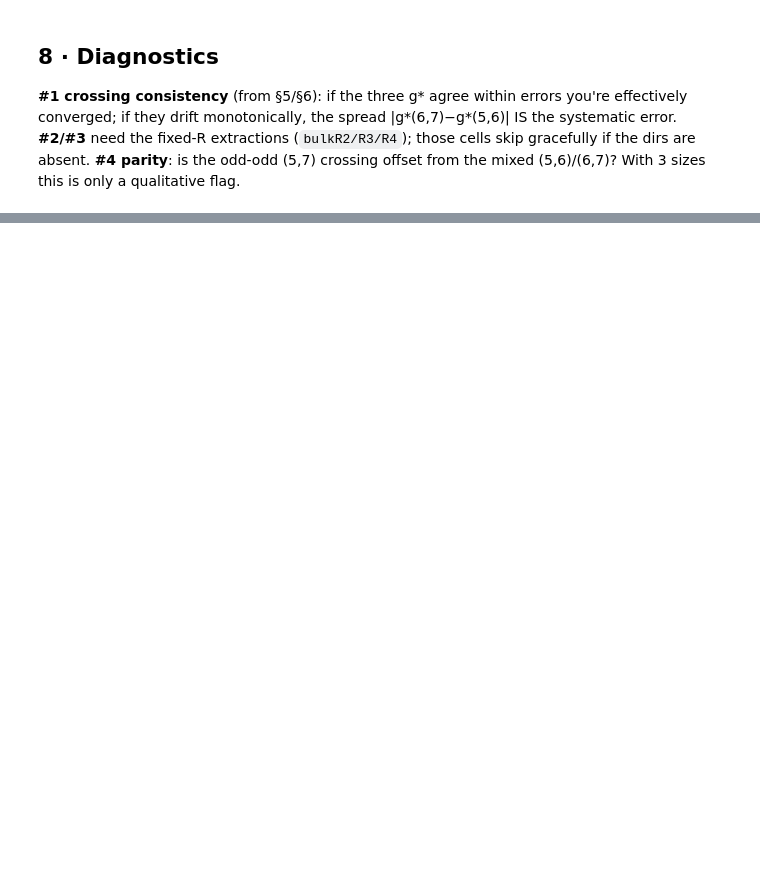
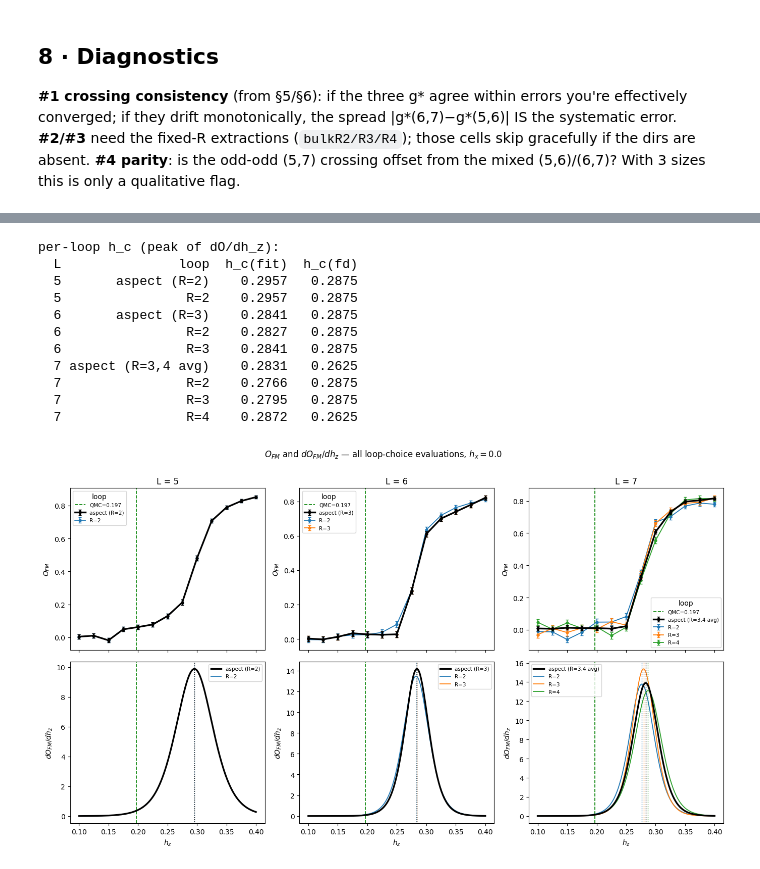
Before and after one commit to SanzharBissenali/toric-code-nqs, a Jupyter notebook: analysis/fm_crossing_R1.ipynb, the cells around one changed output, grey strips where cells are left out. Cells and saved outputs as stored; diff of their text form; code cells hidden in the pictures; blank space fills up the shorter version.

```diff
--- a/analysis/fm_crossing_R1.ipynb
+++ b/analysis/fm_crossing_R1.ipynb
@@ -337,0 +403,71 @@ else:
+# %%
+# gather every loop-choice extraction, grouped by L
+LOOP_DIRS = {"aspect": DATA_DIR, **{f"R{r}": d for r, d in DIAG_RDIRS.items()}}
+by_L = {}
+for d in LOOP_DIRS.values():
+    if not os.path.isdir(d):
+        continue
+    for jp in sorted(glob.glob(os.path.join(d, "fm_L*.json"))):
+        r = json.load(open(jp)); Rv = r.get("R"); asp = r.get("aspect") is not None
+        if asp:
+            lbl = f"aspect (R={','.join(map(str, Rv))} avg)" if isinstance(Rv, list) and len(Rv) > 1 \
+                  else f"aspect (R={Rv[0] if isinstance(Rv, list) else Rv})"
+            ckey = "A"
+        else:
+            lbl, ckey = f"R={Rv}", f"R{Rv}"
+        by_L.setdefault(r["L"], []).append(dict(label=lbl, ckey=ckey, aspect=asp, rec=r))
+
+Ls = sorted(by_L)
+# one stable color per fixed-R value across all panels; aspect average = black
+rvals = sorted({e["rec"]["R"] for L in by_L for e in by_L[L]
+                if not e["aspect"] and isinstance(e["rec"].get("R"), int)})
+cmap = {f"R{r}": c for r, c in zip(rvals, plt.cm.tab10(np.arange(len(rvals))))}
+cmap["A"] = "k"
+
+# per-loop transition estimate (peak of dO/dhz) -- shows how h_c shifts with loop choice
+print("per-loop h_c (peak of dO/dh_z):")
+print(f"{'L':>3} {'loop':>18} {'h_c(fit)':>9} {'h_c(fd)':>8}")
+for L in Ls:
+    for e in sorted(by_L[L], key=lambda e: (not e["aspect"], e["label"])):
+        r = e["rec"]
+        print(f"{L:>3} {e['label']:>18} {r.get('h_c', float('nan')):>9.4f} {r.get('h_c_fd', float('nan')):>8.4f}")
+
+fig, axes = plt.subplots(2, len(Ls), figsize=(4.6 * len(Ls), 8), sharex=True, squeeze=False)
+for j, L in enumerate(Ls):
+    axO, axD = axes[0][j], axes[1][j]
+    for e in sorted(by_L[L], key=lambda e: (not e["aspect"], e["label"])):
+        r = e["rec"]; col = cmap.get(e["ckey"], "C7")
+        lw = 2.4 if e["aspect"] else 1.3; z = 3 if e["aspect"] else 2
+        hz = np.array(r["field"], float); O = np.array(r["O"], float)
+        Oe = np.array(r.get("Oe", np.zeros_like(O)), float)
+        axO.errorbar(hz, O, yerr=Oe, fmt="o-", ms=3.5, lw=lw, capsize=2,
+                     color=col, zorder=z, label=e["label"])
+        fc = r.get("fit_curve") or {}
+        if fc.get("h") is not None and fc.get("dO") is not None:
+            axD.plot(fc["h"], fc["dO"], "-", lw=lw, color=col, zorder=z, label=e["label"])
+        elif r.get("fd"):
+            axD.plot(r["fd"]["h_mid"], r["fd"]["dOdh"], "s-", ms=3, lw=lw, color=col, label=e["label"])
+        hc = r.get("h_c")
+        if hc is not None and np.isfinite(hc):
+            axD.axvline(hc, ls=":", lw=1, color=col, zorder=z)
+    for a in (axO, axD):
+        a.axvline(HZ_C_REF, ls="--", color="green", lw=1.2, zorder=1,
+                  label=(f"QMC={HZ_C_REF}" if a is axO else None))
+    axO.set_title(f"L = {L}"); axO.set_ylabel(r"$O_{FM}$")
+    axD.set_ylabel(r"$dO_{FM}/dh_z$"); axD.set_xlabel("$h_z$")
+    axO.legend(fontsize=7.5, title="loop"); axD.legend(fontsize=7.5)
+fig.suptitle(r"$O_{FM}$ and $dO_{FM}/dh_z$ — all loop-choice evaluations, $h_x=0.0$", y=1.005)
+plt.tight_layout(); plt.show()
+# %% [output]
+per-loop h_c (peak of dO/dh_z):
+  L               loop  h_c(fit)  h_c(fd)
+  5       aspect (R=2)    0.2957   0.2875
+  5                R=2    0.2957   0.2875
+  6       aspect (R=3)    0.2841   0.2875
+  6                R=2    0.2827   0.2875
+  6                R=3    0.2841   0.2875
+  7 aspect (R=3,4 avg)    0.2831   0.2625
+  7                R=2    0.2766   0.2875
+  7                R=3    0.2795   0.2875
+  7                R=4    0.2872   0.2625
+[figure, added]
```
Also changed, not shown: parts of 12 cells of this notebook, 20 other files.
